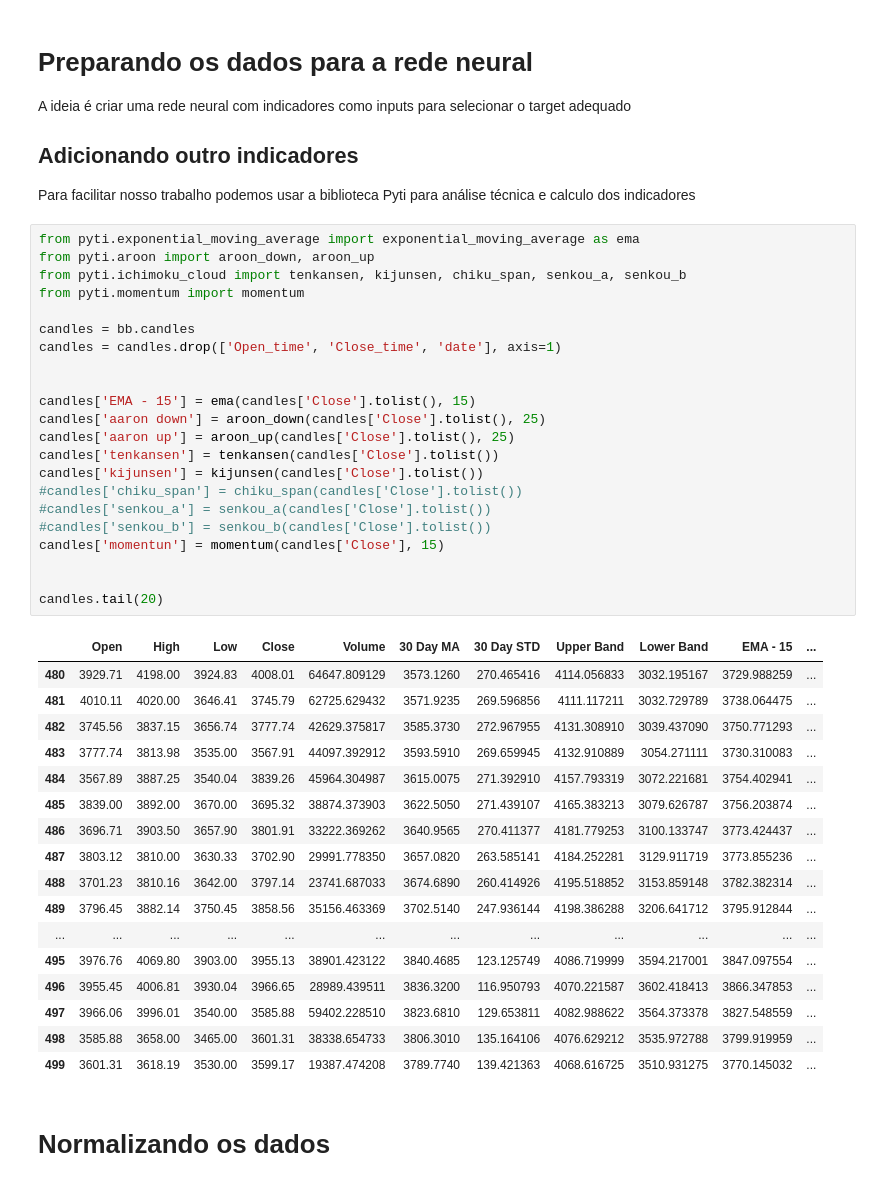
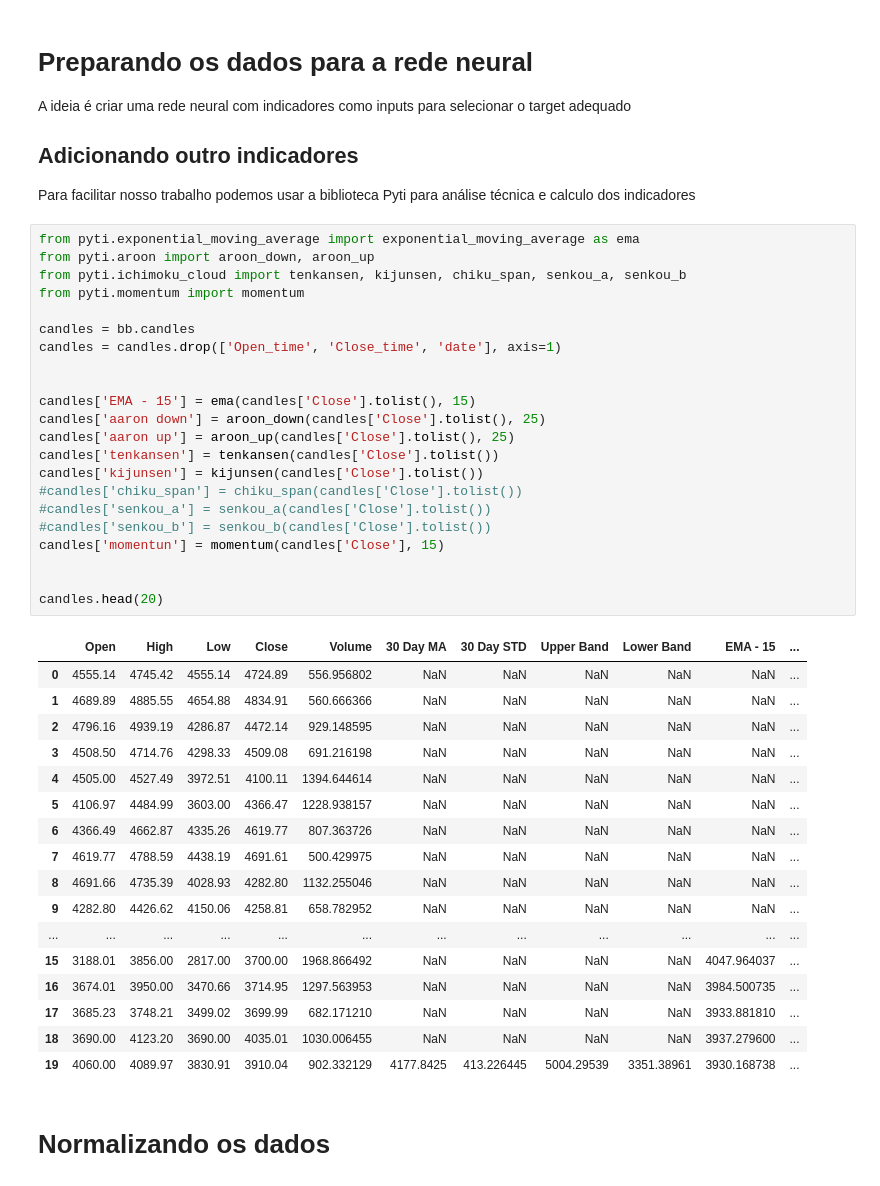
Before and after one commit to GabsGear/cpbr-2019-ktb, a Jupyter notebook: apre_jupyter/apresentacao.ipynb, the cells around one changed output. Cells and saved outputs as stored; diff of their text form.

```diff
--- a/apre_jupyter/apresentacao.ipynb
+++ b/apre_jupyter/apresentacao.ipynb
@@ -234,43 +234,43 @@ Para facilitar nosso trabalho podemos usar a biblioteca Pyti para análise técn
 # %%
 from pyti.exponential_moving_average import exponential_moving_average as ema
 from pyti.aroon import aroon_down, aroon_up
 from pyti.ichimoku_cloud import tenkansen, kijunsen, chiku_span, senkou_a, senkou_b
 from pyti.momentum import momentum
 
 candles = bb.candles
 candles = candles.drop(['Open_time', 'Close_time', 'date'], axis=1)
 
 
 candles['EMA - 15'] = ema(candles['Close'].tolist(), 15)
 candles['aaron down'] = aroon_down(candles['Close'].tolist(), 25)
 candles['aaron up'] = aroon_up(candles['Close'].tolist(), 25)
 candles['tenkansen'] = tenkansen(candles['Close'].tolist())
 candles['kijunsen'] = kijunsen(candles['Close'].tolist())
 #candles['chiku_span'] = chiku_span(candles['Close'].tolist())
 #candles['senkou_a'] = senkou_a(candles['Close'].tolist())
 #candles['senkou_b'] = senkou_b(candles['Close'].tolist())
 candles['momentun'] = momentum(candles['Close'], 15)
 
 
-candles.tail(20)
+candles.head(20)
 # %% [output]
 |  | Open | High | Low | Close | Volume | 30 Day MA | 30 Day STD | Upper Band | Lower Band | EMA - 15 | ... |
-| 480 | 3929.71 | 4198.00 | 3924.83 | 4008.01 | 64647.809129 | 3573.1260 | 270.465416 | 4114.056833 | 3032.195167 | 3729.988259 | ... |
-| 481 | 4010.11 | 4020.00 | 3646.41 | 3745.79 | 62725.629432 | 3571.9235 | 269.596856 | 4111.117211 | 3032.729789 | 3738.064475 | ... |
-| 482 | 3745.56 | 3837.15 | 3656.74 | 3777.74 | 42629.375817 | 3585.3730 | 272.967955 | 4131.308910 | 3039.437090 | 3750.771293 | ... |
-| 483 | 3777.74 | 3813.98 | 3535.00 | 3567.91 | 44097.392912 | 3593.5910 | 269.659945 | 4132.910889 | 3054.271111 | 3730.310083 | ... |
-| 484 | 3567.89 | 3887.25 | 3540.04 | 3839.26 | 45964.304987 | 3615.0075 | 271.392910 | 4157.793319 | 3072.221681 | 3754.402941 | ... |
-| 485 | 3839.00 | 3892.00 | 3670.00 | 3695.32 | 38874.373903 | 3622.5050 | 271.439107 | 4165.383213 | 3079.626787 | 3756.203874 | ... |
-| 486 | 3696.71 | 3903.50 | 3657.90 | 3801.91 | 33222.369262 | 3640.9565 | 270.411377 | 4181.779253 | 3100.133747 | 3773.424437 | ... |
-| 487 | 3803.12 | 3810.00 | 3630.33 | 3702.90 | 29991.778350 | 3657.0820 | 263.585141 | 4184.252281 | 3129.911719 | 3773.855236 | ... |
-| 488 | 3701.23 | 3810.16 | 3642.00 | 3797.14 | 23741.687033 | 3674.6890 | 260.414926 | 4195.518852 | 3153.859148 | 3782.382314 | ... |
-| 489 | 3796.45 | 3882.14 | 3750.45 | 3858.56 | 35156.463369 | 3702.5140 | 247.936144 | 4198.386288 | 3206.641712 | 3795.912844 | ... |
+| 0 | 4555.14 | 4745.42 | 4555.14 | 4724.89 | 556.956802 | NaN | NaN | NaN | NaN | NaN | ... |
+| 1 | 4689.89 | 4885.55 | 4654.88 | 4834.91 | 560.666366 | NaN | NaN | NaN | NaN | NaN | ... |
+| 2 | 4796.16 | 4939.19 | 4286.87 | 4472.14 | 929.148595 | NaN | NaN | NaN | NaN | NaN | ... |
+| 3 | 4508.50 | 4714.76 | 4298.33 | 4509.08 | 691.216198 | NaN | NaN | NaN | NaN | NaN | ... |
+| 4 | 4505.00 | 4527.49 | 3972.51 | 4100.11 | 1394.644614 | NaN | NaN | NaN | NaN | NaN | ... |
+| 5 | 4106.97 | 4484.99 | 3603.00 | 4366.47 | 1228.938157 | NaN | NaN | NaN | NaN | NaN | ... |
+| 6 | 4366.49 | 4662.87 | 4335.26 | 4619.77 | 807.363726 | NaN | NaN | NaN | NaN | NaN | ... |
+| 7 | 4619.77 | 4788.59 | 4438.19 | 4691.61 | 500.429975 | NaN | NaN | NaN | NaN | NaN | ... |
+| 8 | 4691.66 | 4735.39 | 4028.93 | 4282.80 | 1132.255046 | NaN | NaN | NaN | NaN | NaN | ... |
+| 9 | 4282.80 | 4426.62 | 4150.06 | 4258.81 | 658.782952 | NaN | NaN | NaN | NaN | NaN | ... |
 | ... | ... | ... | ... | ... | ... | ... | ... | ... | ... | ... | ... |
-| 495 | 3976.76 | 4069.80 | 3903.00 | 3955.13 | 38901.423122 | 3840.4685 | 123.125749 | 4086.719999 | 3594.217001 | 3847.097554 | ... |
-| 496 | 3955.45 | 4006.81 | 3930.04 | 3966.65 | 28989.439511 | 3836.3200 | 116.950793 | 4070.221587 | 3602.418413 | 3866.347853 | ... |
-| 497 | 3966.06 | 3996.01 | 3540.00 | 3585.88 | 59402.228510 | 3823.6810 | 129.653811 | 4082.988622 | 3564.373378 | 3827.548559 | ... |
-| 498 | 3585.88 | 3658.00 | 3465.00 | 3601.31 | 38338.654733 | 3806.3010 | 135.164106 | 4076.629212 | 3535.972788 | 3799.919959 | ... |
-| 499 | 3601.31 | 3618.19 | 3530.00 | 3599.17 | 19387.474208 | 3789.7740 | 139.421363 | 4068.616725 | 3510.931275 | 3770.145032 | ... |
+| 15 | 3188.01 | 3856.00 | 2817.00 | 3700.00 | 1968.866492 | NaN | NaN | NaN | NaN | 4047.964037 | ... |
+| 16 | 3674.01 | 3950.00 | 3470.66 | 3714.95 | 1297.563953 | NaN | NaN | NaN | NaN | 3984.500735 | ... |
+| 17 | 3685.23 | 3748.21 | 3499.02 | 3699.99 | 682.171210 | NaN | NaN | NaN | NaN | 3933.881810 | ... |
+| 18 | 3690.00 | 4123.20 | 3690.00 | 4035.01 | 1030.006455 | NaN | NaN | NaN | NaN | 3937.279600 | ... |
+| 19 | 4060.00 | 4089.97 | 3830.91 | 3910.04 | 902.332129 | 4177.8425 | 413.226445 | 5004.29539 | 3351.38961 | 3930.168738 | ... |
 # %% [markdown]
 # Normalizando os dados
 # %%
```
Also changed, not shown: parts of 7 cells of this notebook.
